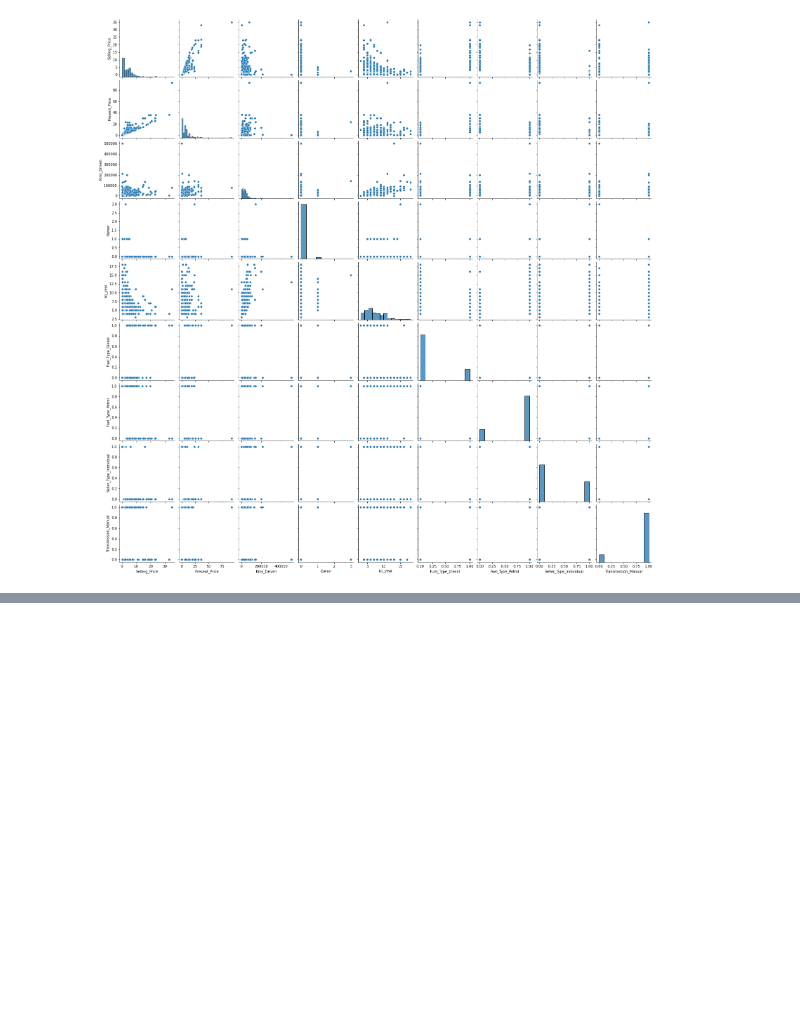
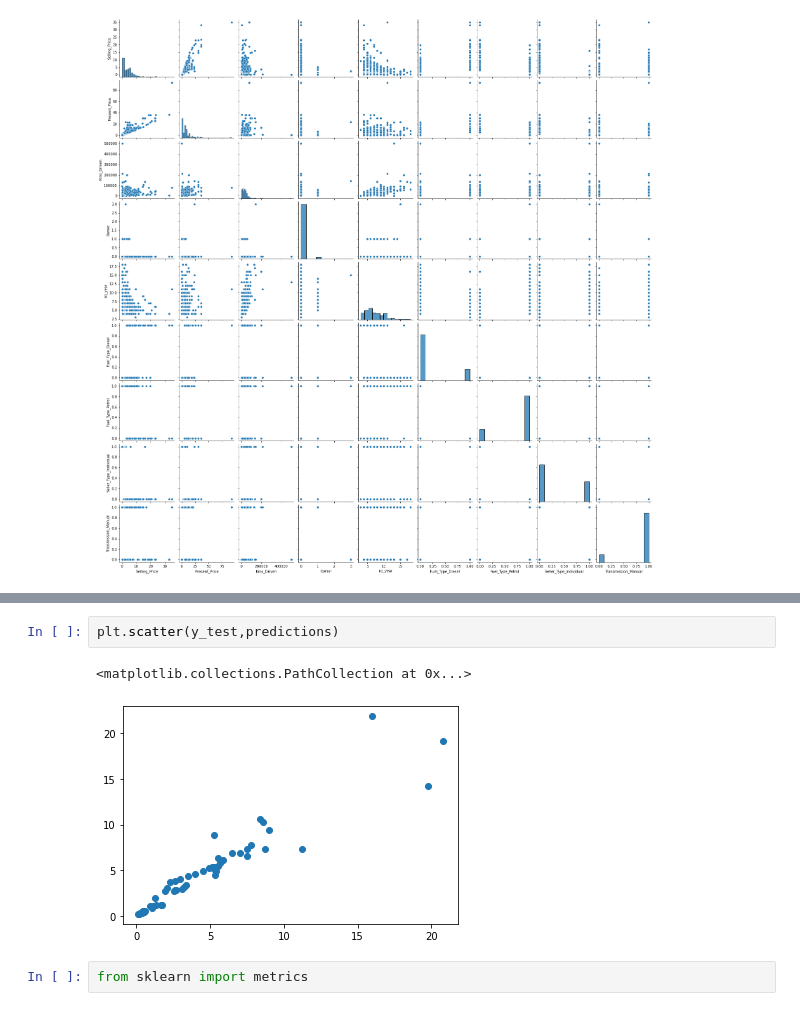
Before and after one commit to Samar-225/Car-SellingPrice-Predictor, a Jupyter notebook: Dataset/Car Price Prediction.ipynb, the cells around one changed output, grey strips where cells are left out. Saved outputs shown, nothing was run; the diff lists cells and outputs as text; blank space fills up the shorter version.

```diff
--- a/Dataset/Car Price Prediction.ipynb
+++ b/Dataset/Car Price Prediction.ipynb
@@ -197,0 +288,7 @@ n_estimators=[int(x)]
+# %%
+plt.scatter(y_test,predictions)
+# %% [output]
+<matplotlib.collections.PathCollection at 0x...>
+[figure, added]
+# %%
+from sklearn import metrics
```
Also changed, not shown: parts of 36 cells of this notebook, 1 other file.
